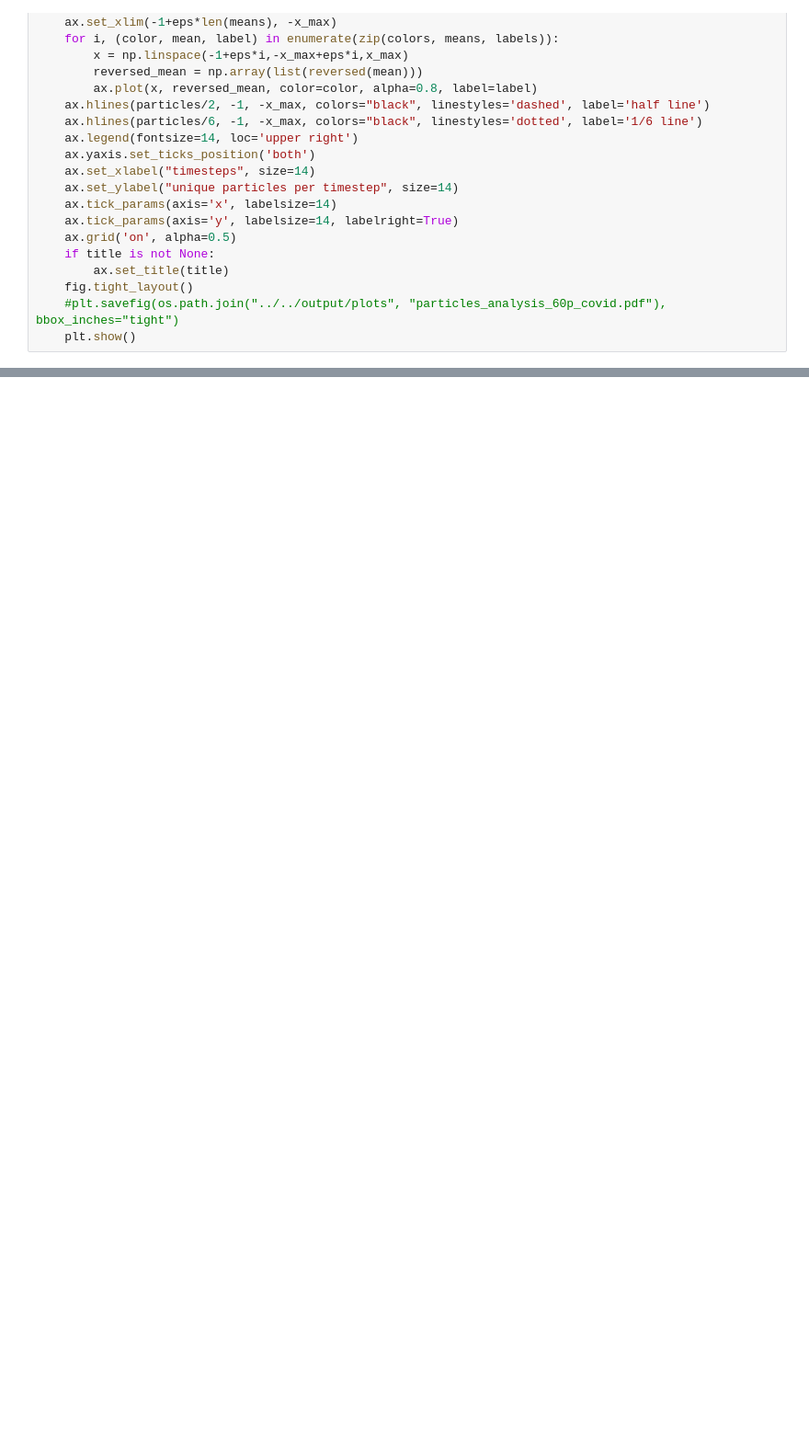
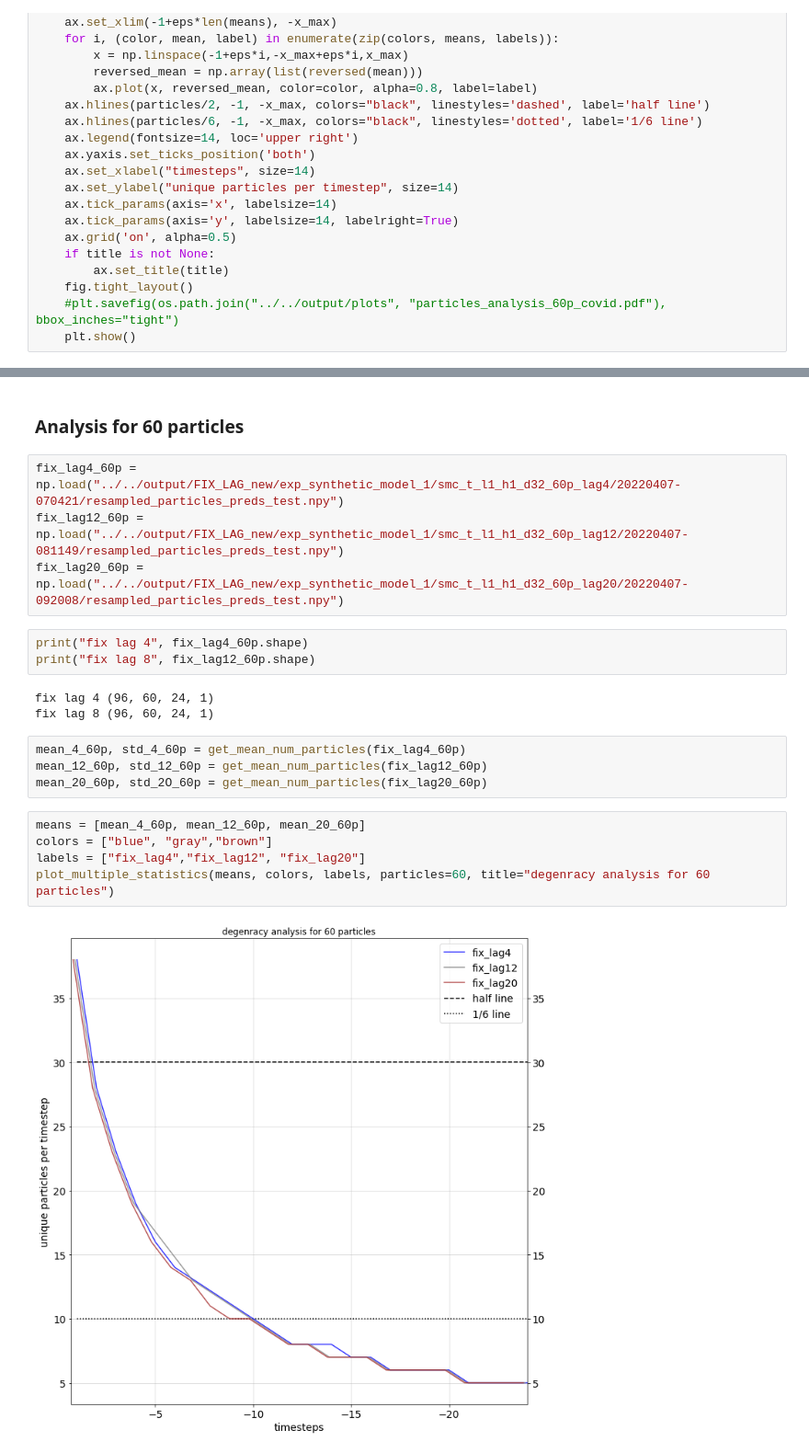
Before and after one commit to AMDonati/SMC-T-v2, a Jupyter notebook: src/plots/degeneracy_analysis_2022.ipynb, the cells around one changed output, grey strips where cells are left out. Shown at 92% size. Saved outputs shown, nothing was run; the diff lists cells and outputs as text; blank space fills up the shorter version.

Commit message:
update degeneracy analysis

```diff
--- a/src/plots/degeneracy_analysis_2022.ipynb
+++ b/src/plots/degeneracy_analysis_2022.ipynb
@@ -165,0 +174,23 @@ plot_multiple_statistics(means, colors, labels)
+# %% [markdown]
+### Analysis for 60 particles
+# %%
+fix_lag4_60p = np.load("../../output/FIX_LAG_new/exp_synthetic_model_1/smc_t_l1_h1_d32_60p_lag4/20220407-070421/resampled_particles_preds_test.npy")
+fix_lag12_60p = np.load("../../output/FIX_LAG_new/exp_synthetic_model_1/smc_t_l1_h1_d32_60p_lag12/20220407-081149/resampled_particles_preds_test.npy")
+fix_lag20_60p = np.load("../../output/FIX_LAG_new/exp_synthetic_model_1/smc_t_l1_h1_d32_60p_lag20/20220407-092008/resampled_particles_preds_test.npy")
+# %%
+print("fix lag 4", fix_lag4_60p.shape)
+print("fix lag 8", fix_lag12_60p.shape)
+# %% [output]
+fix lag 4 (96, 60, 24, 1)
+fix lag 8 (96, 60, 24, 1)
+# %%
+mean_4_60p, std_4_60p = get_mean_num_particles(fix_lag4_60p)
+mean_12_60p, std_12_60p = get_mean_num_particles(fix_lag12_60p)
+mean_20_60p, std_2O_60p = get_mean_num_particles(fix_lag20_60p)
+# %%
+means = [mean_4_60p, mean_12_60p, mean_20_60p]
+colors = ["blue", "gray","brown"]
+labels = ["fix_lag4","fix_lag12", "fix_lag20"]
+plot_multiple_statistics(means, colors, labels, particles=60, title="degenracy analysis for 60 particles")
+# %% [output]
+[figure, added]
```
Also changed, not shown: parts of 9 cells of this notebook.
